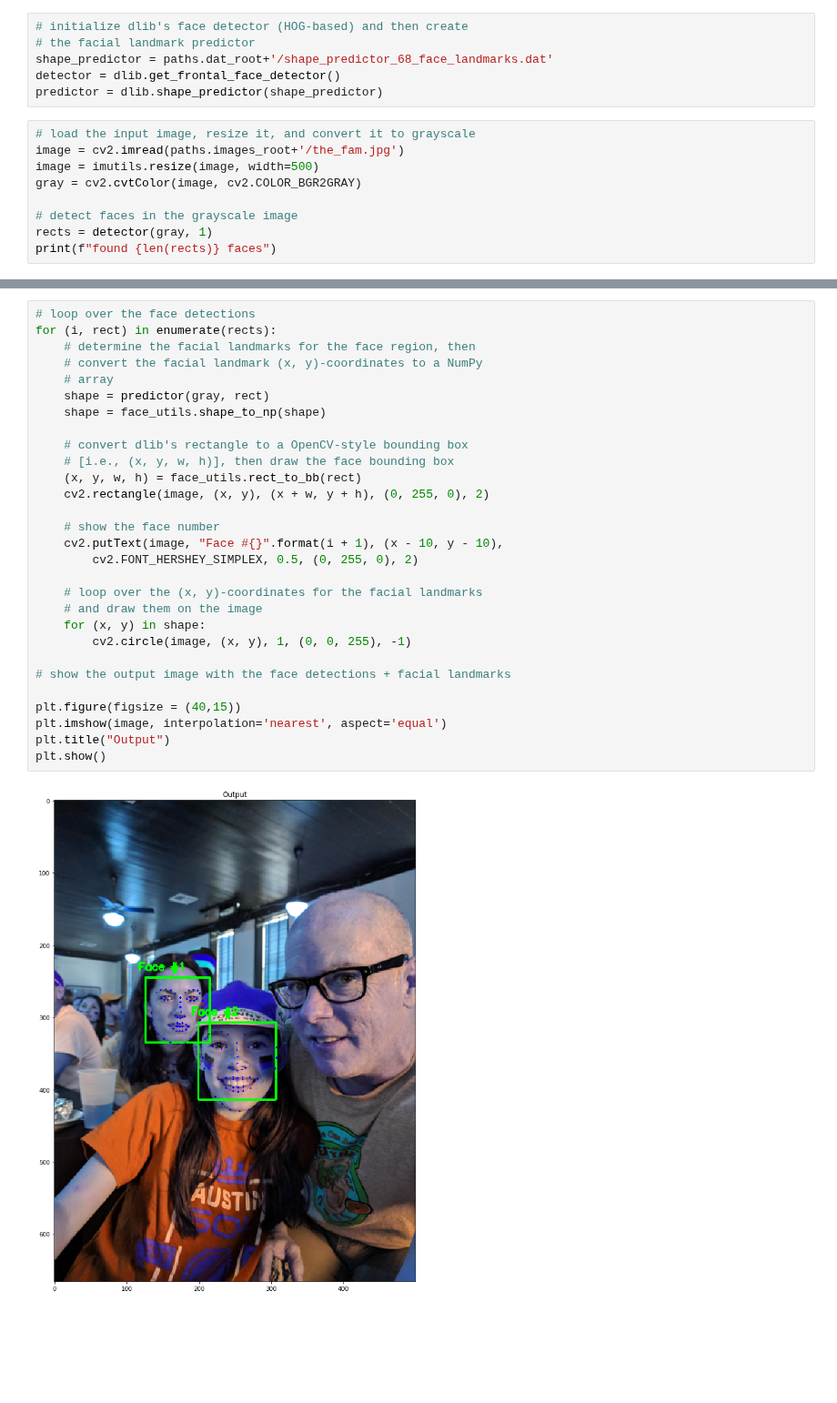
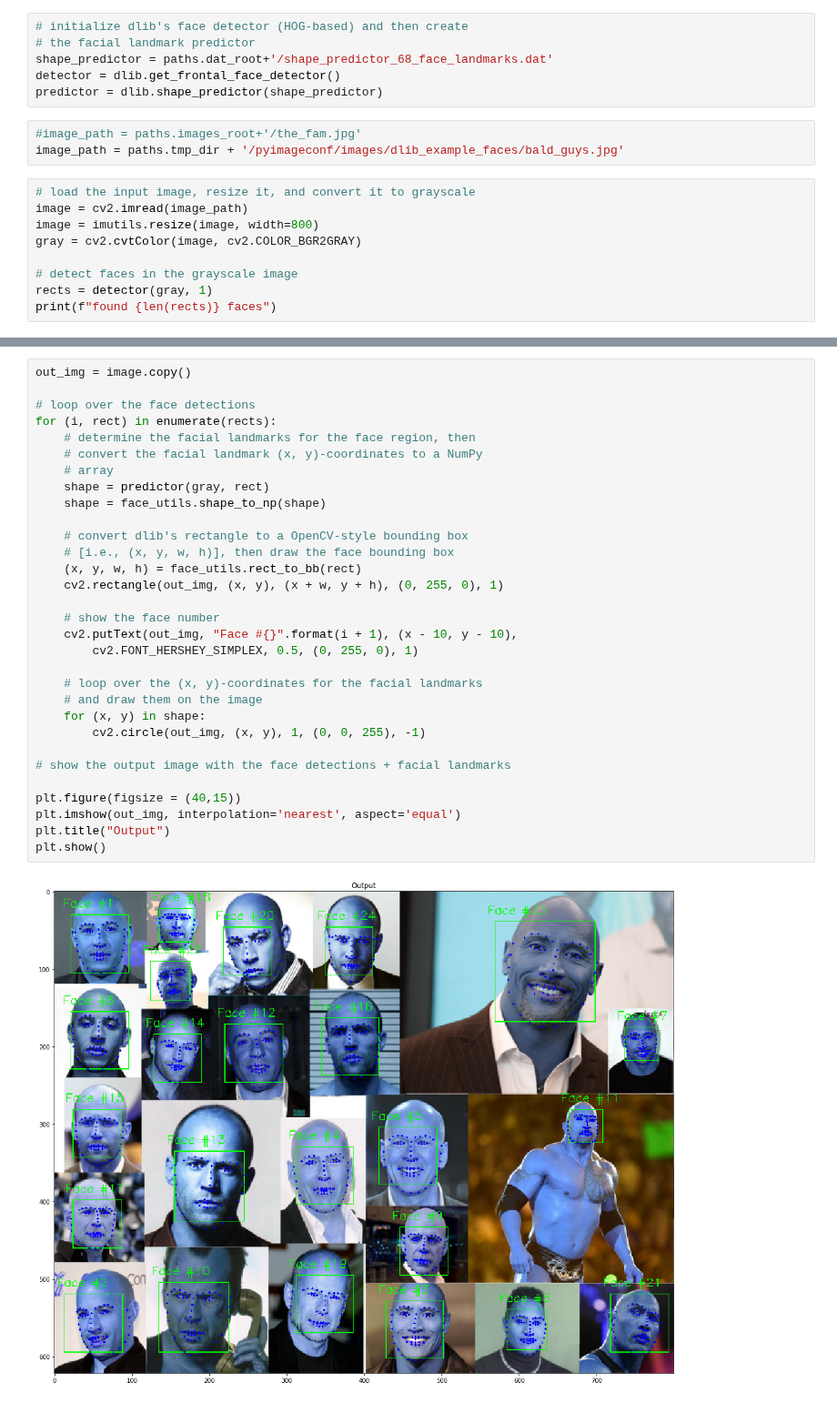
Before and after one commit to Aniruddh1/ipython-opencv-notebooks, a Jupyter notebook: notebooks/DLIB Fun.ipynb, the cells around one changed output, grey strips where cells are left out. Shown at 91% size. Cells and saved outputs as stored; diff of their text form; blank space fills up the shorter version.

```diff
--- a/notebooks/DLIB Fun.ipynb
+++ b/notebooks/DLIB Fun.ipynb
@@ -51,10 +57,13 @@ Paths defined in paths module:
 shape_predictor = paths.dat_root+'/shape_predictor_68_face_landmarks.dat'
 detector = dlib.get_frontal_face_detector()
 predictor = dlib.shape_predictor(shape_predictor)
+# %%
+#image_path = paths.images_root+'/the_fam.jpg'
+image_path = paths.tmp_dir + '/pyimageconf/images/dlib_example_faces/bald_guys.jpg'
 # %%
 # load the input image, resize it, and convert it to grayscale
-image = cv2.imread(paths.images_root+'/the_fam.jpg')
-image = imutils.resize(image, width=500)
+image = cv2.imread(image_path)
+image = imutils.resize(image, width=800)
 gray = cv2.cvtColor(image, cv2.COLOR_BGR2GRAY)
 
 # detect faces in the grayscale image
@@ -65,31 +74,33 @@ found 2 faces
 # %%
+out_img = image.copy()
+
 # loop over the face detections
 for (i, rect) in enumerate(rects):
     # determine the facial landmarks for the face region, then
     # convert the facial landmark (x, y)-coordinates to a NumPy
     # array
     shape = predictor(gray, rect)
     shape = face_utils.shape_to_np(shape)
 
     # convert dlib's rectangle to a OpenCV-style bounding box
     # [i.e., (x, y, w, h)], then draw the face bounding box
     (x, y, w, h) = face_utils.rect_to_bb(rect)
-    cv2.rectangle(image, (x, y), (x + w, y + h), (0, 255, 0), 2)
+    cv2.rectangle(out_img, (x, y), (x + w, y + h), (0, 255, 0), 1)
 
     # show the face number
-    cv2.putText(image, "Face #{}".format(i + 1), (x - 10, y - 10),
-        cv2.FONT_HERSHEY_SIMPLEX, 0.5, (0, 255, 0), 2)
+    cv2.putText(out_img, "Face #{}".format(i + 1), (x - 10, y - 10),
+        cv2.FONT_HERSHEY_SIMPLEX, 0.5, (0, 255, 0), 1)
 
     # loop over the (x, y)-coordinates for the facial landmarks
     # and draw them on the image
     for (x, y) in shape:
-        cv2.circle(image, (x, y), 1, (0, 0, 255), -1)
+        cv2.circle(out_img, (x, y), 1, (0, 0, 255), -1)
 
 # show the output image with the face detections + facial landmarks
 
 plt.figure(figsize = (40,15))
-plt.imshow(image, interpolation='nearest', aspect='equal')
+plt.imshow(out_img, interpolation='nearest', aspect='equal')
 plt.title("Output")
 plt.show()
 # %% [output]
-[figure, old version]
+[figure, new version]
```
Also changed, not shown: parts of 4 cells of this notebook, 8 other files.
